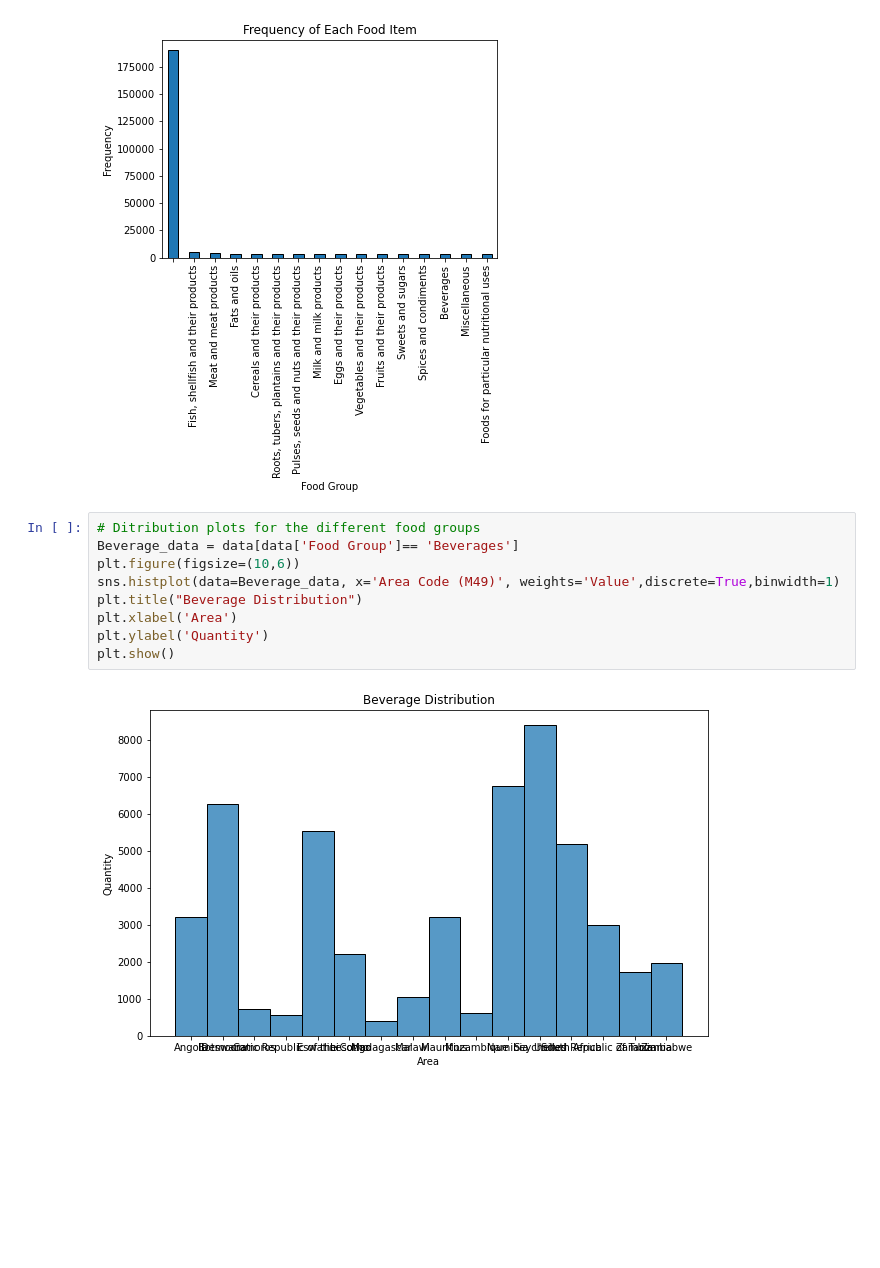
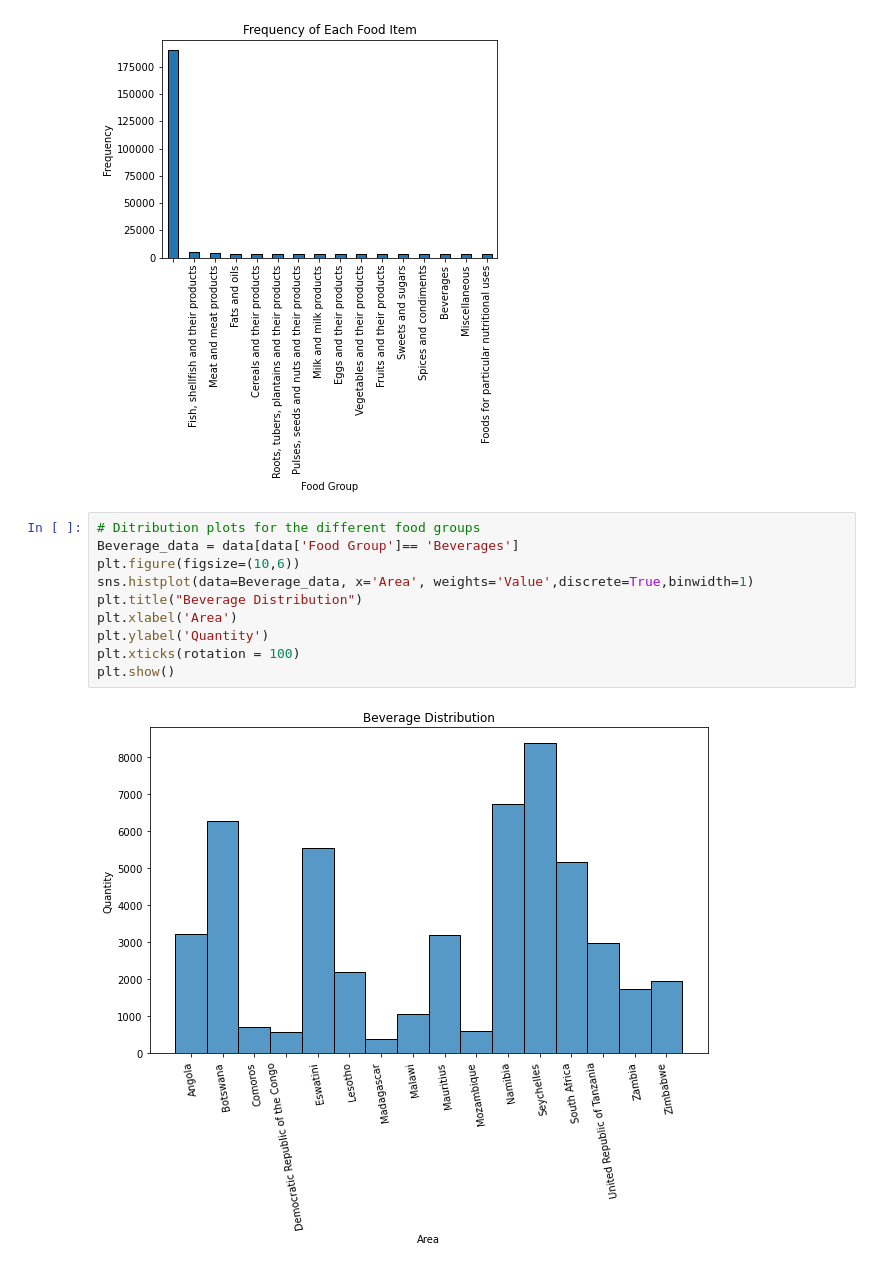
Before and after one commit to TatendaMare1/TATENDAMARE, a Jupyter notebook: Dietary Paterrns and Malnutrtion Risks Prediction Model.ipynb, the cells around one changed output. Saved outputs shown, nothing was run; the diff lists cells and outputs as text; blank space fills up the shorter version.

```diff
--- a/Dietary Paterrns and Malnutrtion Risks Prediction Model.ipynb
+++ b/Dietary Paterrns and Malnutrtion Risks Prediction Model.ipynb
@@ -190,14 +190,15 @@ plt.show()
 # %%
 # Ditribution plots for the different food groups
 Beverage_data = data[data['Food Group']== 'Beverages']
 plt.figure(figsize=(10,6))
-sns.histplot(data=Beverage_data, x='Area Code (M49)', weights='Value',discrete=True,binwidth=1)
+sns.histplot(data=Beverage_data, x='Area', weights='Value',discrete=True,binwidth=1)
 plt.title("Beverage Distribution")
 plt.xlabel('Area')
 plt.ylabel('Quantity')
+plt.xticks(rotation = 100)
 plt.show()
 # %% [output]
-[figure, old version]
+[figure, new version]
 # %%
 Fats_Oils_Data = data[data['Food Group']== 'Fats and oils']
 plt.figure(figsize=(10,6))
```
Also changed, not shown: parts of 18 cells of this notebook.
